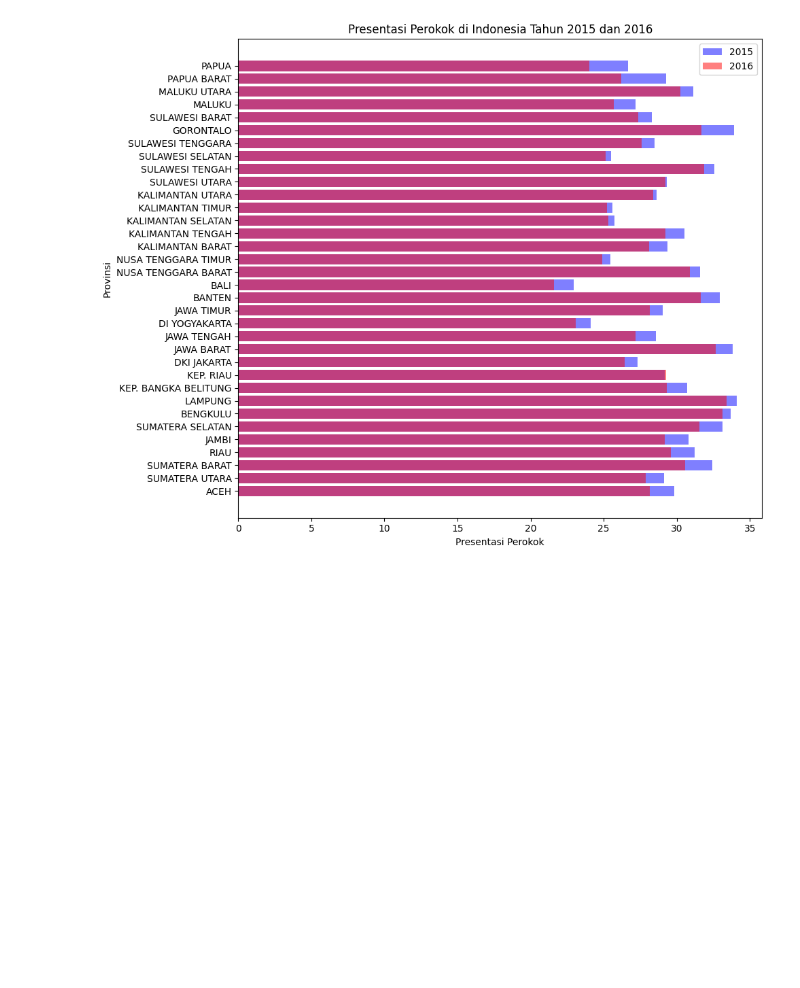
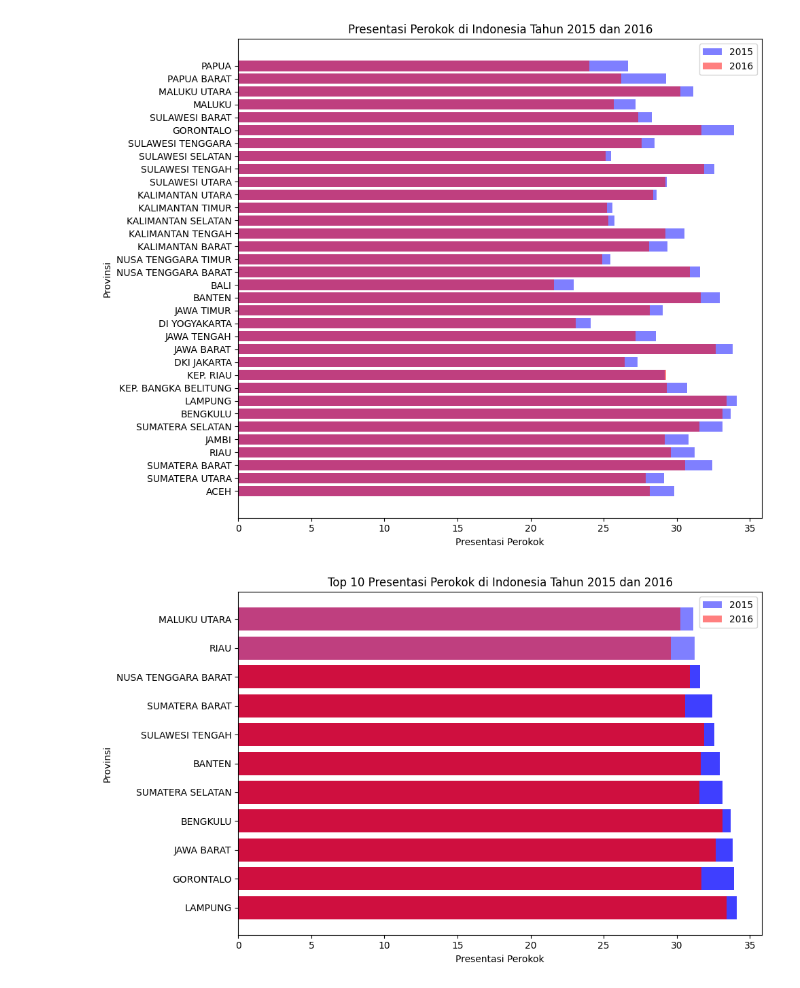
Before and after one commit to oohlizha/Tugas-Pt-2, a Jupyter notebook: Wilayah_Perokok.ipynb, the cells around one changed output. Drawn from its saved outputs; the diff is of its cells as text; code cells hidden in the pictures; blank space fills up the shorter version.

```diff
--- a/Wilayah_Perokok.ipynb
+++ b/Wilayah_Perokok.ipynb
@@ -58,3 +58,33 @@ plt.tight_layout()
 plt.show()
 # %% [output]
 [figure]
+# %%
+# Mengambil top 10 presentasi perokok tertinggi untuk tahun 2015
+top_10_2015 = data.nlargest(10, '2015')
+
+# Mengambil top 10 presentasi perokok tertinggi untuk tahun 2016
+top_10_2016 = data.nlargest(10, '2016')
+
+# Menggabungkan data top 10 tahun 2015 dan 2016
+top_10 = pd.concat([top_10_2015, top_10_2016])
+
+# Membuat visualisasi data
+plt.figure(figsize=(10, 6))
+
+# Menambahkan bar untuk tahun 2015
+plt.barh(top_10['Provinsi'], top_10['2015'], color='b', alpha=0.5, label='2015')
+
+# Menambahkan bar untuk tahun 2016
+plt.barh(top_10['Provinsi'], top_10['2016'], color='r', alpha=0.5, label='2016')
+
+# Menambahkan label sumbu x dan y serta judul
+plt.ylabel('Provinsi')
+plt.xlabel('Presentasi Perokok')
+plt.title('Top 10 Presentasi Perokok di Indonesia Tahun 2015 dan 2016')
+plt.legend()  # Menampilkan legenda
+
+# Menampilkan grafik
+plt.tight_layout()
+plt.show()
+# %% [output]
+[figure, added]
```
